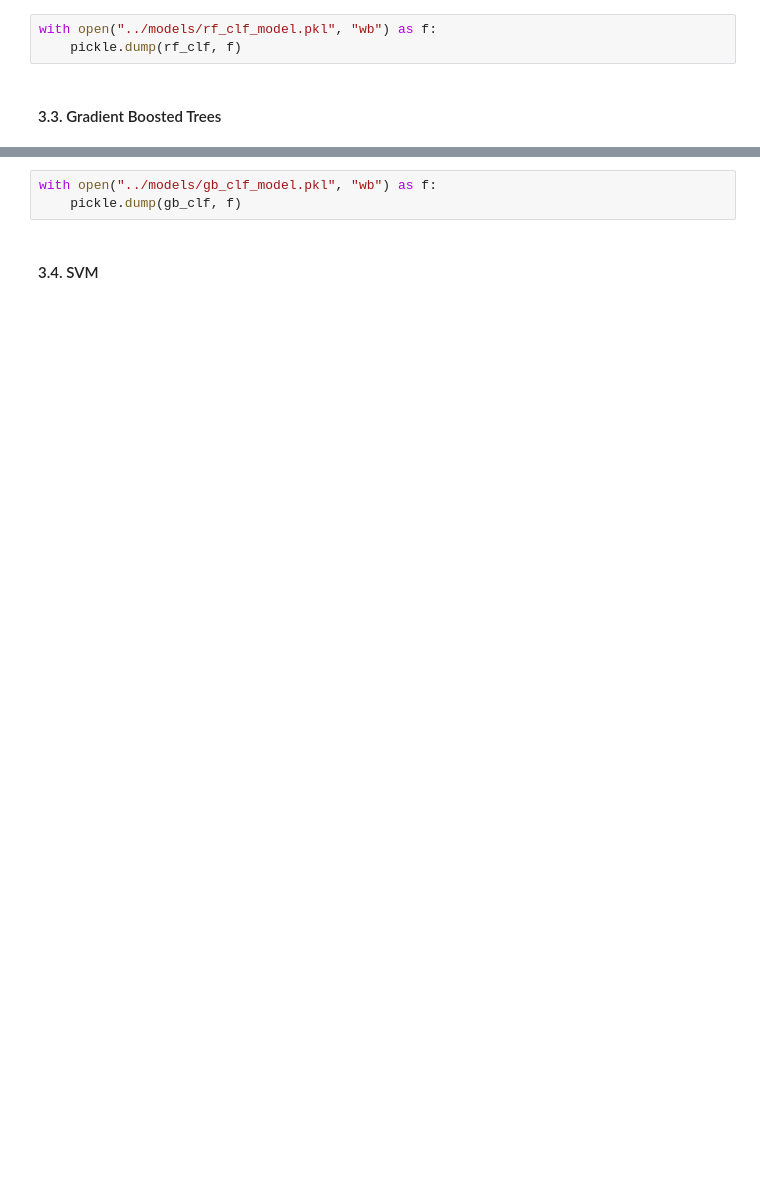
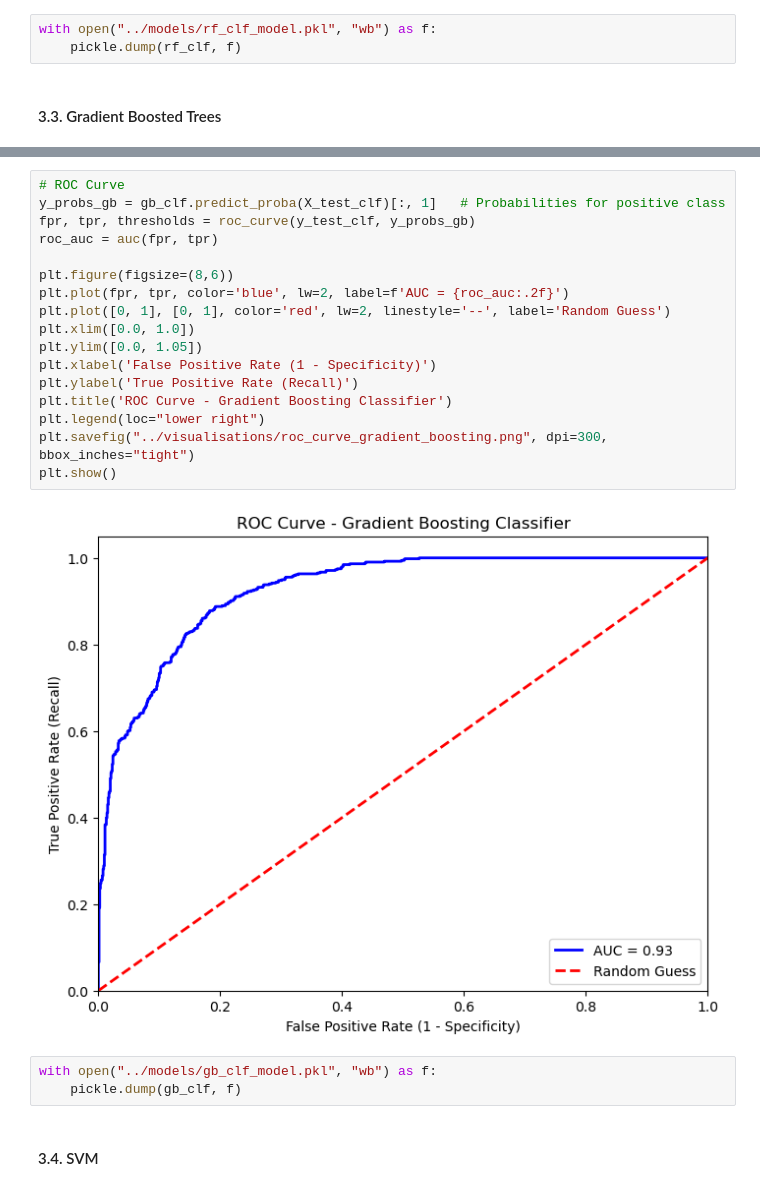
Before and after one commit to nigelcheong/predictive-modelling-and-deployment-assignment, a Jupyter notebook: notebooks/Assignment1_PartB.ipynb, the cells around one changed output, grey strips where cells are left out. Drawn from its saved outputs; the diff is of its cells as text; blank space fills up the shorter version.

```diff
--- a/notebooks/Assignment1_PartB.ipynb
+++ b/notebooks/Assignment1_PartB.ipynb
@@ -529,3 +625,22 @@ print(results)
+# %%
+# ROC Curve
+y_probs_gb = gb_clf.predict_proba(X_test_clf)[:, 1]   # Probabilities for positive class
+fpr, tpr, thresholds = roc_curve(y_test_clf, y_probs_gb)
+roc_auc = auc(fpr, tpr)
+
+plt.figure(figsize=(8,6))
+plt.plot(fpr, tpr, color='blue', lw=2, label=f'AUC = {roc_auc:.2f}')
+plt.plot([0, 1], [0, 1], color='red', lw=2, linestyle='--', label='Random Guess')
+plt.xlim([0.0, 1.0])
+plt.ylim([0.0, 1.05])
+plt.xlabel('False Positive Rate (1 - Specificity)')
+plt.ylabel('True Positive Rate (Recall)')
+plt.title('ROC Curve - Gradient Boosting Classifier')
+plt.legend(loc="lower right")
+plt.savefig("../visualisations/roc_curve_gradient_boosting.png", dpi=300, bbox_inches="tight")
+plt.show()
+# %% [output]
+[figure, added]
 # %%
 with open("../models/gb_clf_model.pkl", "wb") as f:
     pickle.dump(gb_clf, f)
```
Also changed, not shown: parts of 26 cells of this notebook, 1 other file.
